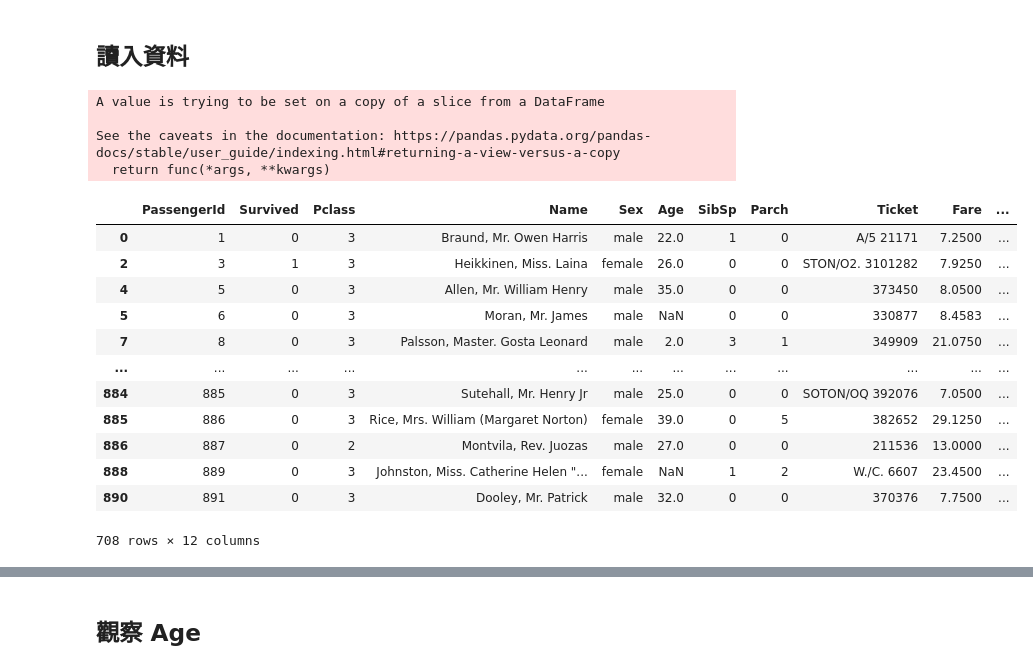
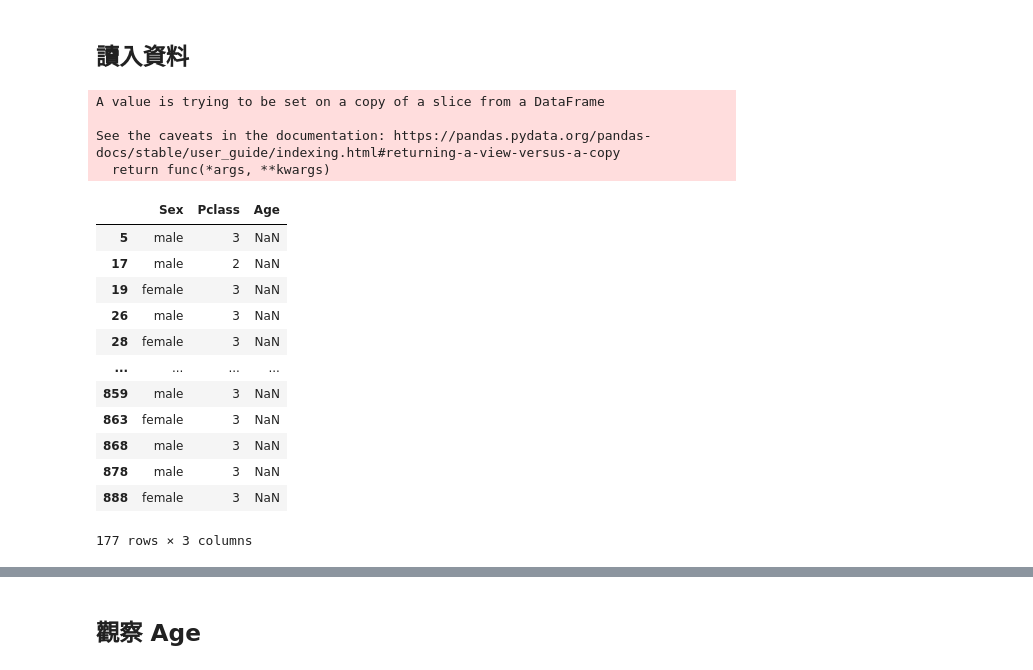
Before and after one commit to RobertChienShiba/DataScience60Days, a Jupyter notebook: homeworks/38 Homework.ipynb, the cells around one changed output, grey strips where cells are left out. Drawn from its saved outputs; the diff is of its cells as text; code cells hidden in the pictures.

```diff
--- a/homeworks/38 Homework.ipynb
+++ b/homeworks/38 Homework.ipynb
@@ -20,27 +20,27 @@ from IPython.display import display
 # %%
 df_train=pd.read_csv("Titanic_train.csv")
 df_test=pd.read_csv("Titanic_test.csv")
 df_train["Age"][df_train["Age"].isnull()]
-missing=df_train.iloc[np.where(df_train.isnull())[0]]
+missing=df_train.iloc[np.where(df_train["Age"].isnull())[0]]
 missing.drop_duplicates(inplace=True)
-missing
+missing[["Sex","Pclass","Age"]]
 # %% [output]
 A value is trying to be set on a copy of a slice from a DataFrame
 
 See the caveats in the documentation: https://pandas.pydata.org/pandas-docs/stable/user_guide/indexing.html#returning-a-view-versus-a-copy
   return func(*args, **kwargs)
-|  | PassengerId | Survived | Pclass | Name | Sex | Age | SibSp | Parch | Ticket | Fare | ... |
-| 0 | 1 | 0 | 3 | Braund, Mr. Owen Harris | male | 22.0 | 1 | 0 | A/5 21171 | 7.2500 | ... |
-| 2 | 3 | 1 | 3 | Heikkinen, Miss. Laina | female | 26.0 | 0 | 0 | STON/O2. 3101282 | 7.9250 | ... |
-| 4 | 5 | 0 | 3 | Allen, Mr. William Henry | male | 35.0 | 0 | 0 | 373450 | 8.0500 | ... |
-| 5 | 6 | 0 | 3 | Moran, Mr. James | male | NaN | 0 | 0 | 330877 | 8.4583 | ... |
-| 7 | 8 | 0 | 3 | Palsson, Master. Gosta Leonard | male | 2.0 | 3 | 1 | 349909 | 21.0750 | ... |
-| ... | ... | ... | ... | ... | ... | ... | ... | ... | ... | ... | ... |
-| 884 | 885 | 0 | 3 | Sutehall, Mr. Henry Jr | male | 25.0 | 0 | 0 | SOTON/OQ 392076 | 7.0500 | ... |
-| 885 | 886 | 0 | 3 | Rice, Mrs. William (Margaret Norton) | female | 39.0 | 0 | 5 | 382652 | 29.1250 | ... |
-| 886 | 887 | 0 | 2 | Montvila, Rev. Juozas | male | 27.0 | 0 | 0 | 211536 | 13.0000 | ... |
-| 888 | 889 | 0 | 3 | Johnston, Miss. Catherine Helen "... | female | NaN | 1 | 2 | W./C. 6607 | 23.4500 | ... |
-| 890 | 891 | 0 | 3 | Dooley, Mr. Patrick | male | 32.0 | 0 | 0 | 370376 | 7.7500 | ... |
+|  | Sex | Pclass | Age |
+| 5 | male | 3 | NaN |
+| 17 | male | 2 | NaN |
+| 19 | female | 3 | NaN |
+| 26 | male | 3 | NaN |
+| 28 | female | 3 | NaN |
+| ... | ... | ... | ... |
+| 859 | male | 3 | NaN |
+| 863 | female | 3 | NaN |
+| 868 | male | 3 | NaN |
+| 878 | male | 3 | NaN |
+| 888 | female | 3 | NaN |
-708 rows × 12 columns
+177 rows × 3 columns
 # %%
 #step1: 觀察 Age 和 Pclass 與 Sex 是否有關連性?，
```
Also changed, not shown: parts of 1 cell of this notebook.
